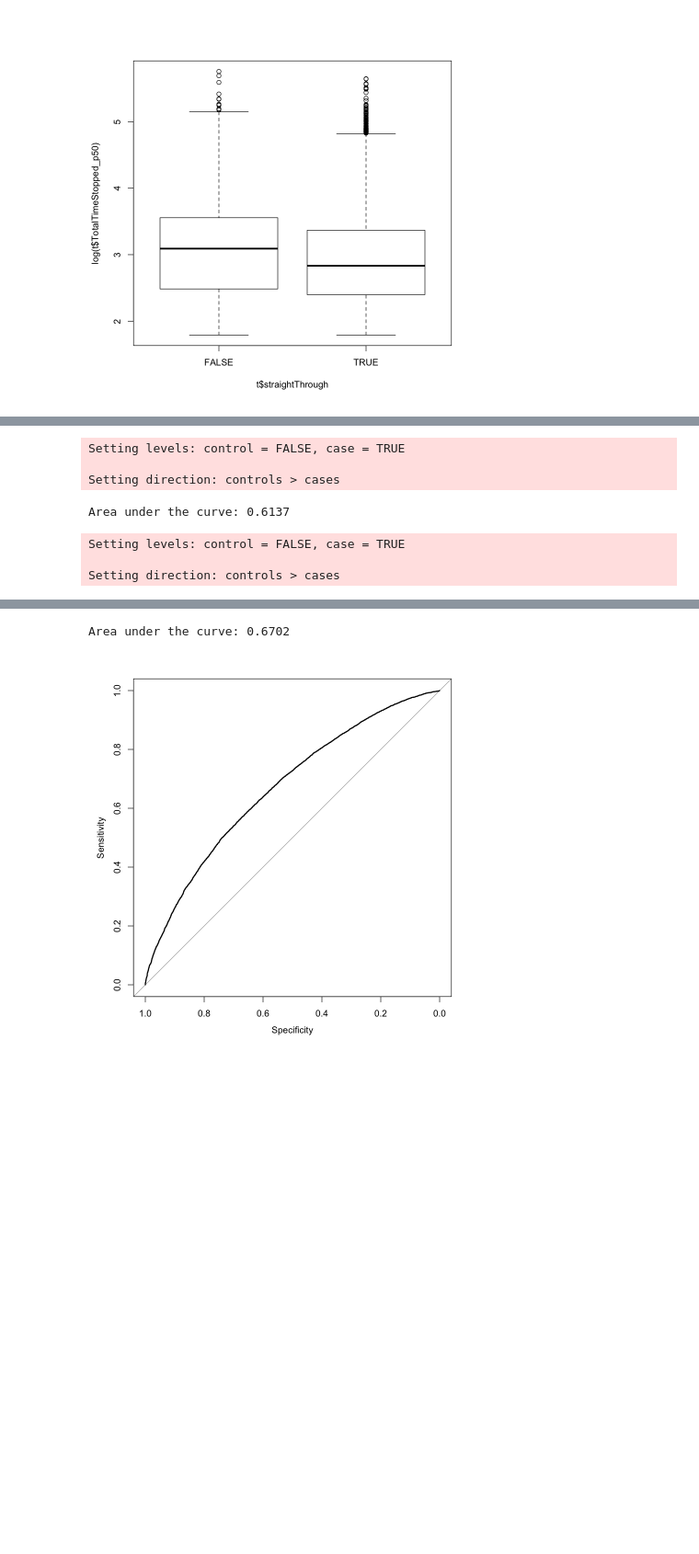
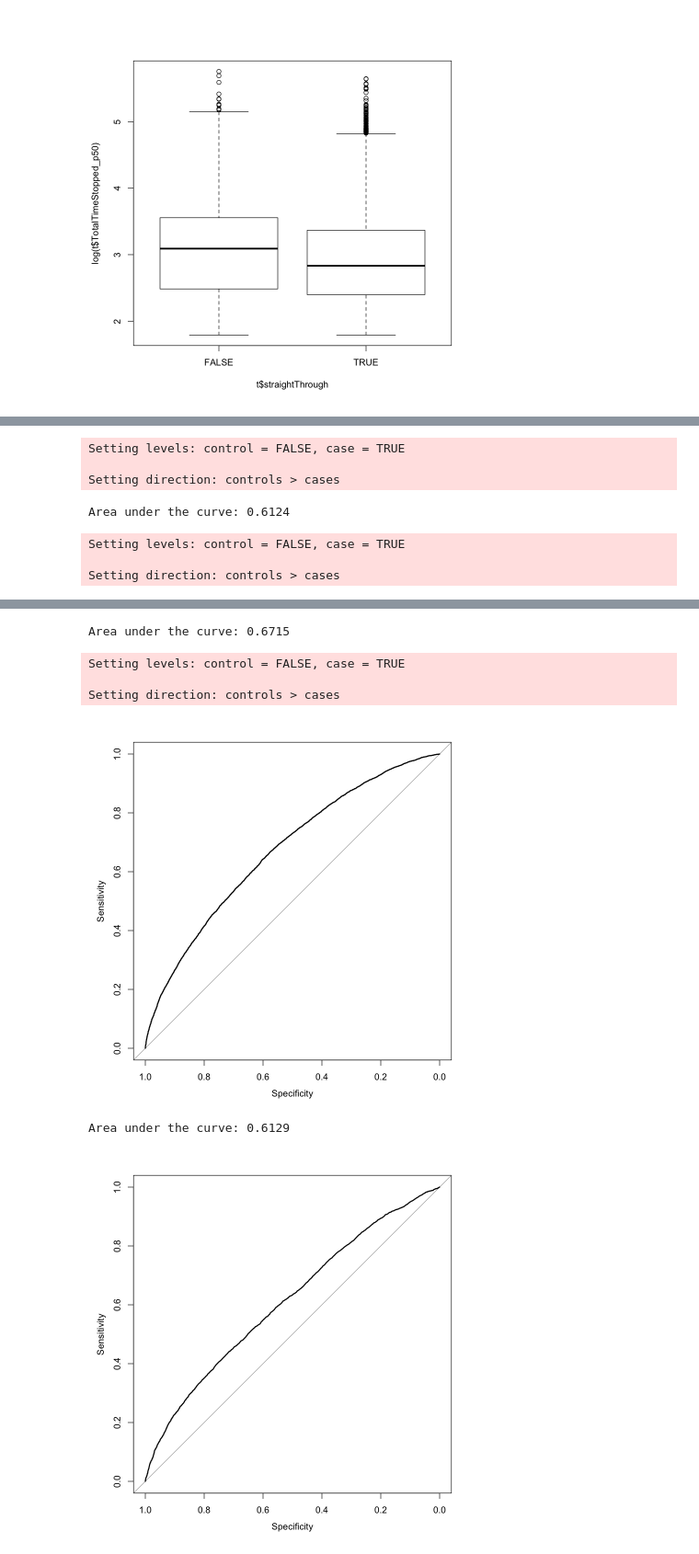
Before and after one commit to Haximilian/statistics447b, a Jupyter notebook: Feature Engineering.ipynb, the cells around one changed output, grey strips where cells are left out. Shown: that part at 92% size. Cells and saved outputs as stored; diff of their text form; code cells hidden in the pictures; blank space fills up the shorter version.

```diff
--- a/Feature Engineering.ipynb
+++ b/Feature Engineering.ipynb
@@ -181,22 +192,34 @@ ERROR: Error in `[.default`(a, 2, 1): subscript out of bounds
+# %%
+probitWithoutEntryStreet <- glm(ceq, family = binomial(link = "probit"), workingDataset$training)
+pprobitWithoutEntryStreet <- 1 - predict(probitWithoutEntryStreet, workingDataset$holdout, type = "response")
 # %%
 quadraticr <- roc(workingDataset$holdout$waitRequired, pquadratic$posterior[,1])
 plot(quadraticr)
 quadraticr$auc
 
 probitr <- roc(workingDataset$holdout$waitRequired, pprobit)
 plot(probitr)
 probitr$auc
+
+probitrWithoutStreet <- roc(workingDataset$holdout$waitRequired, pprobitWithoutEntryStreet)
+plot(probitrWithoutStreet)
+probitrWithoutStreet$auc
 # %% [output]
 Setting levels: control = FALSE, case = TRUE
 
 Setting direction: controls > cases
-Area under the curve: 0.6137
+Area under the curve: 0.6124
 Setting levels: control = FALSE, case = TRUE
 
 Setting direction: controls > cases
 [figure]
-Area under the curve: 0.6702
+Area under the curve: 0.6715
+Setting levels: control = FALSE, case = TRUE
+
+Setting direction: controls > cases
 [figure]
+Area under the curve: 0.6129
+[figure, added]
 # %%
 # prepare new training set
 trainingGreaterThanZero <- workingDataset$training %>% filter(TimeFromFirstStop_p50 > 0)
```
Also changed, not shown: parts of 4 cells of this notebook.
